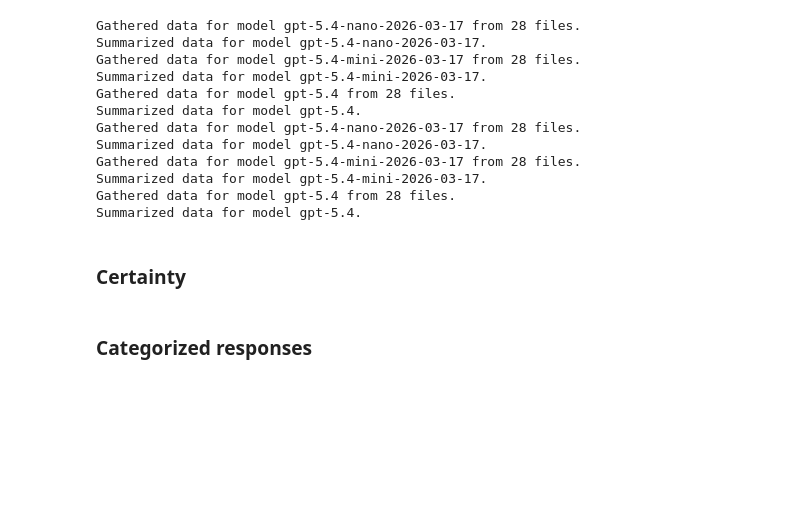
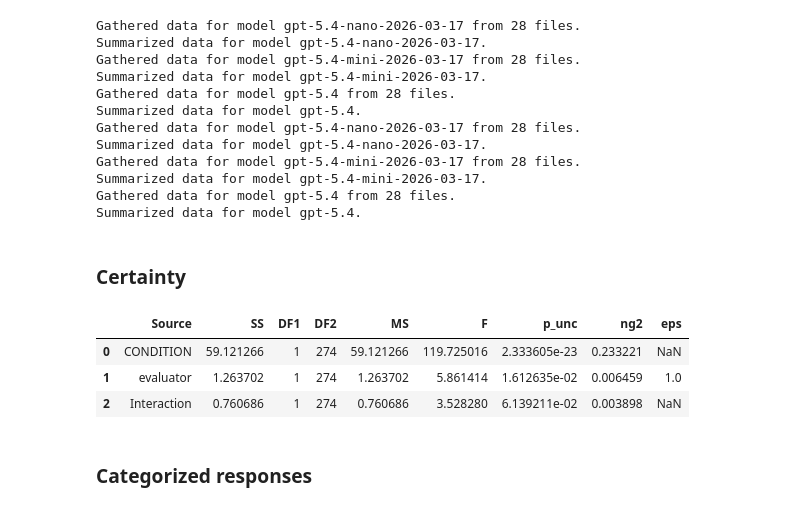
Before and after one commit to isabellaboux/isa-llm, a Jupyter notebook: analyze_data.ipynb, the cells around one changed output. Drawn from its saved outputs; the diff is of its cells as text; code cells hidden in the pictures; blank space fills up the shorter version.

```diff
--- a/analyze_data.ipynb
+++ b/analyze_data.ipynb
@@ -280,14 +280,23 @@ descriptive_plots(df_long, "CER_mean", ["evaluator", "CONDITION", None, None], d
 descriptive_plots(df_long, "CER_mean", ["evaluator", "CONDITION", "reference", None], dv_min=1, dv_max=4)
 descriptive_plots(df_long, "CER_mean", ["evaluator", "CONDITION", "reference", "SET"], dv_min=1, dv_max=4)
 # %%
-temp_var = df_long[df_long["evaluator"] == 'human' or df_long["evaluator"] == MODEL[0]]
-aov = pg.mixed_anova(dv='value',
-                        between='Groups',
-                        within='Condition',
-                        subject='user_id',
+temp_var = df_long[
+    (df_long["evaluator"] == "human") | (df_long["evaluator"] == MODELS[2])
+]
+
+aov = pg.mixed_anova(dv='CER_mean',
+                        between='CONDITION',
+                        within='evaluator',
+                        subject='CODE',
                         effsize="ng2",
-                        correction='True',
+                        correction=True,
                         data=temp_var)
+aov
+# %% [output]
+|  | Source | SS | DF1 | DF2 | MS | F | p_unc | ng2 | eps |
+| 0 | CONDITION | 59.121266 | 1 | 274 | 59.121266 | 119.725016 | 2.333605e-23 | 0.233221 | NaN |
+| 1 | evaluator | 1.263702 | 1 | 274 | 1.263702 | 5.861414 | 1.612635e-02 | 0.006459 | 1.0 |
+| 2 | Interaction | 0.760686 | 1 | 274 | 0.760686 | 3.528280 | 6.139211e-02 | 0.003898 | NaN |
 # %% [markdown]
 ### Categorized responses
 # %%
```
Also changed, not shown: parts of 1 cell of this notebook, 1 other file.
